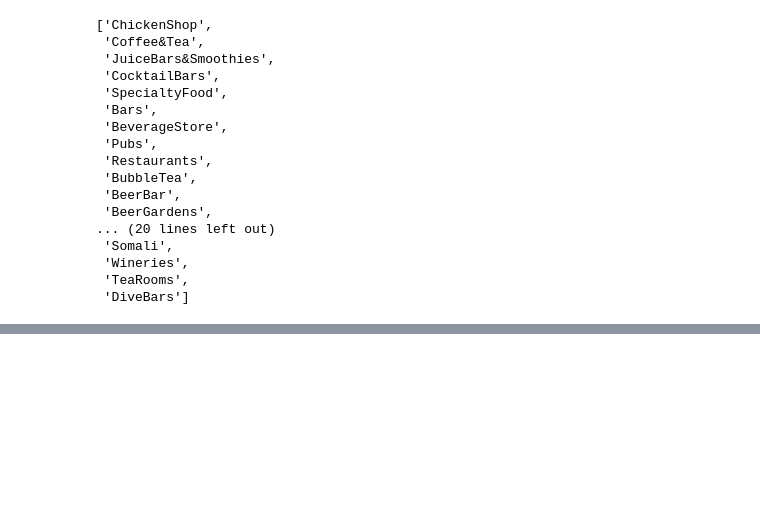
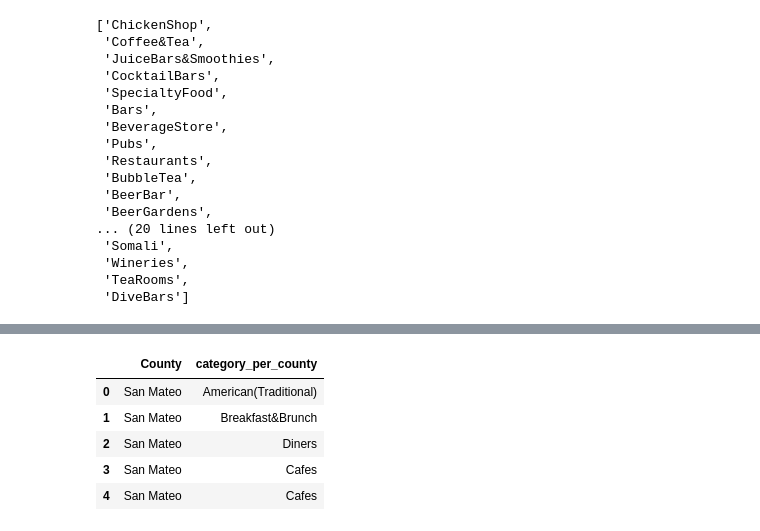
Before and after one commit to lquasem/Project-1, a Jupyter notebook: testing and analysis 7.10.2019.ipynb, the cells around one changed output, grey strips where cells are left out. Drawn from its saved outputs; the diff is of its cells as text; code cells hidden in the pictures; blank space fills up the shorter version.

```diff
--- a/testing and analysis 7.10.2019.ipynb
+++ b/testing and analysis 7.10.2019.ipynb
@@ -1208,0 +1240,11 @@ santa_clara_non_approved
+# %%
+san_mateo_full_cat_list_df = pd.DataFrame({'County':"San Mateo",
+                  'category_per_county': san_mateo_full_cat_list})
+san_mateo_full_cat_list_df.head()
+# %% [output]
+|  | County | category_per_county |
+| 0 | San Mateo | American(Traditional) |
+| 1 | San Mateo | Breakfast&Brunch |
+| 2 | San Mateo | Diners |
+| 3 | San Mateo | Cafes |
+| 4 | San Mateo | Cafes |
```
Also changed, not shown: parts of 11 cells of this notebook.
